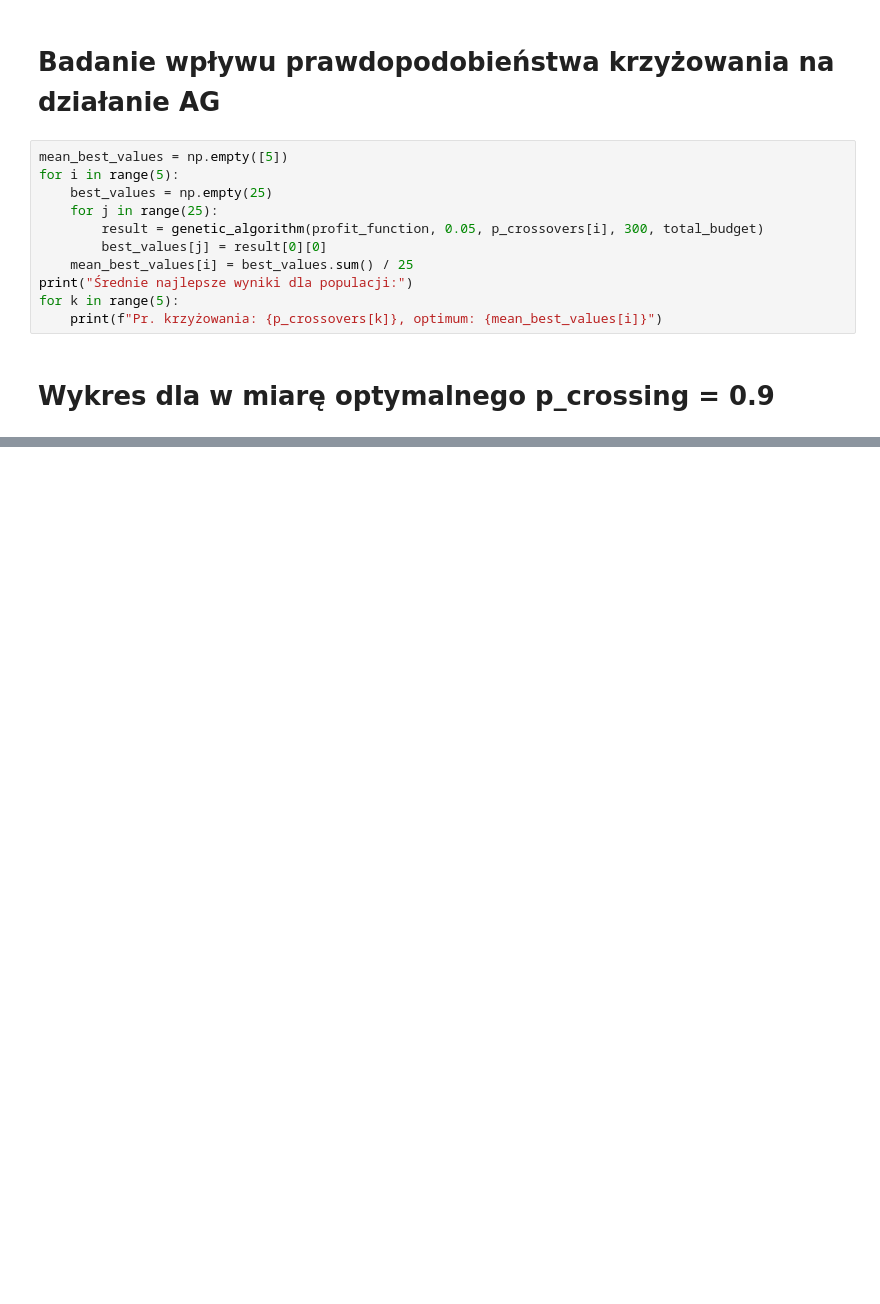
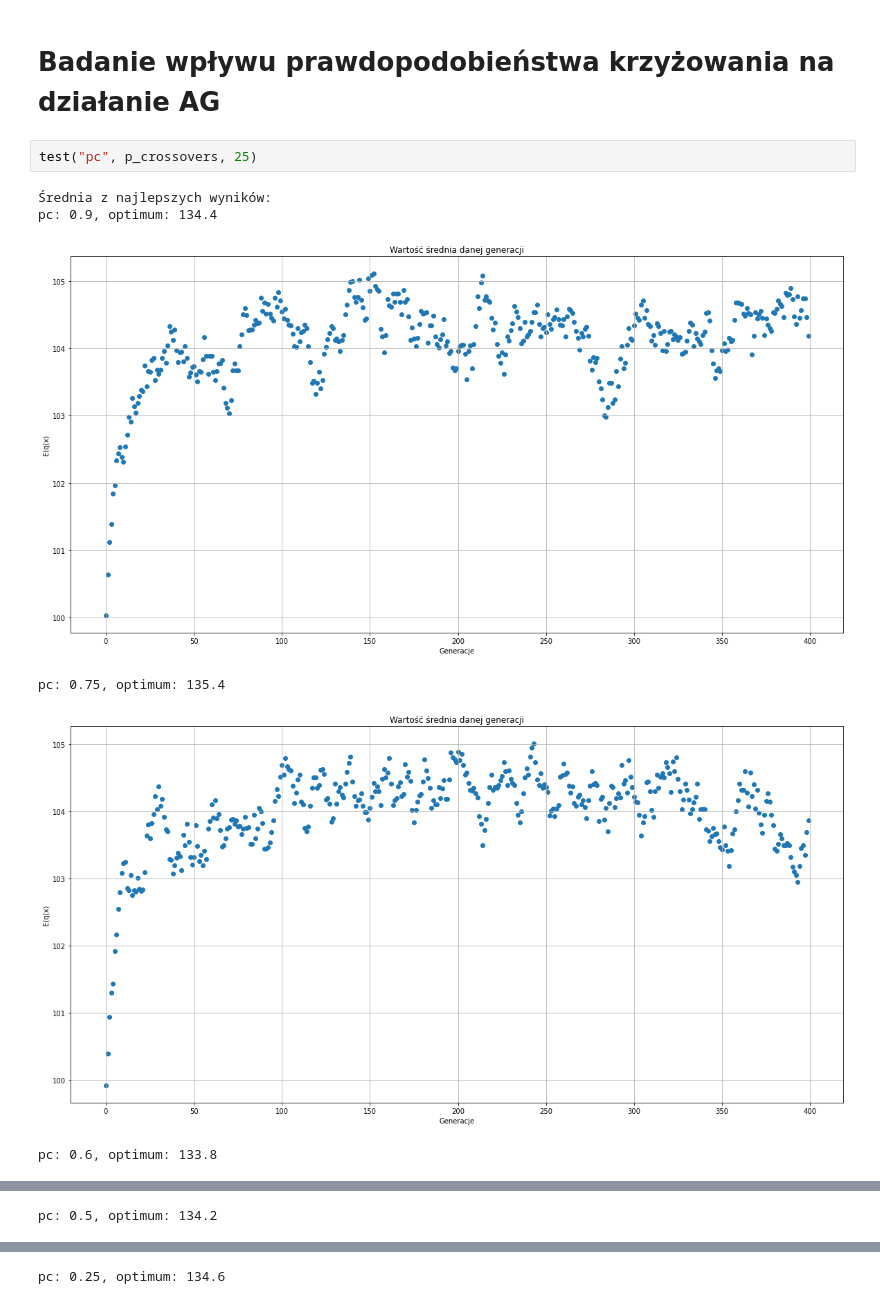
Before and after one commit to brusmichal/Genetic_Algorithm, a Jupyter notebook: genetic_algorithm.ipynb, the cells around one changed output, grey strips where cells are left out. Cells and saved outputs as stored; diff of their text form; blank space fills up the shorter version.

```diff
--- a/genetic_algorithm.ipynb
+++ b/genetic_algorithm.ipynb
@@ -211,15 +224,11 @@ plt.show()
 # %% [markdown]
 # Badanie wpływu prawdopodobieństwa krzyżowania na działanie AG
-# %%
-mean_best_values = np.empty([5])
-for i in range(5):
-    best_values = np.empty(25)
-    for j in range(25):
-        result = genetic_algorithm(profit_function, 0.05, p_crossovers[i], 300, total_budget)
-        best_values[j] = result[0][0]
-    mean_best_values[i] = best_values.sum() / 25
-print("Średnie najlepsze wyniki dla populacji:")
-for k in range(5):
-    print(f"Pr. krzyżowania: {p_crossovers[k]}, optimum: {mean_best_values[i]}")
-# %% [markdown]
-# Wykres dla w miarę optymalnego p_crossing = 0.9
+# %%
+test("pc", p_crossovers, 25)
+# %% [output]
+Średnia z najlepszych wyników:
+pc: 0.9, optimum: 134.4
+[figure, added]
+pc: 0.75, optimum: 135.4
+[figure, added]
+pc: 0.6, optimum: 133.8
@@ -225,0 +236 @@ for k in range(5):
+pc: 0.5, optimum: 134.2
@@ -225,0 +238 @@ for k in range(5):
+pc: 0.25, optimum: 134.6
```
Also changed, not shown: parts of 33 cells of this notebook, 2 other files.
